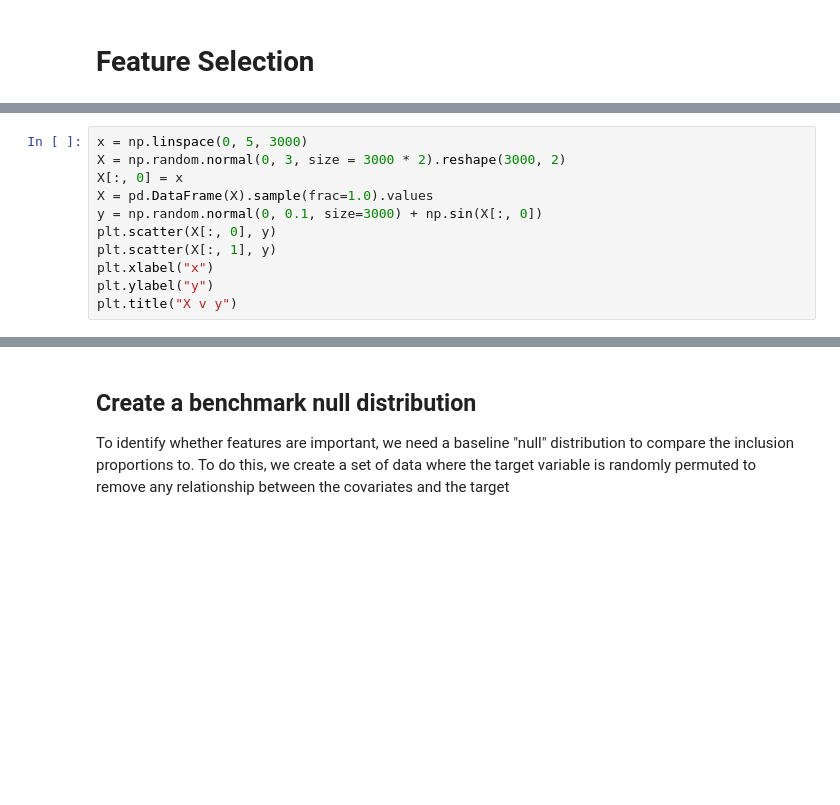
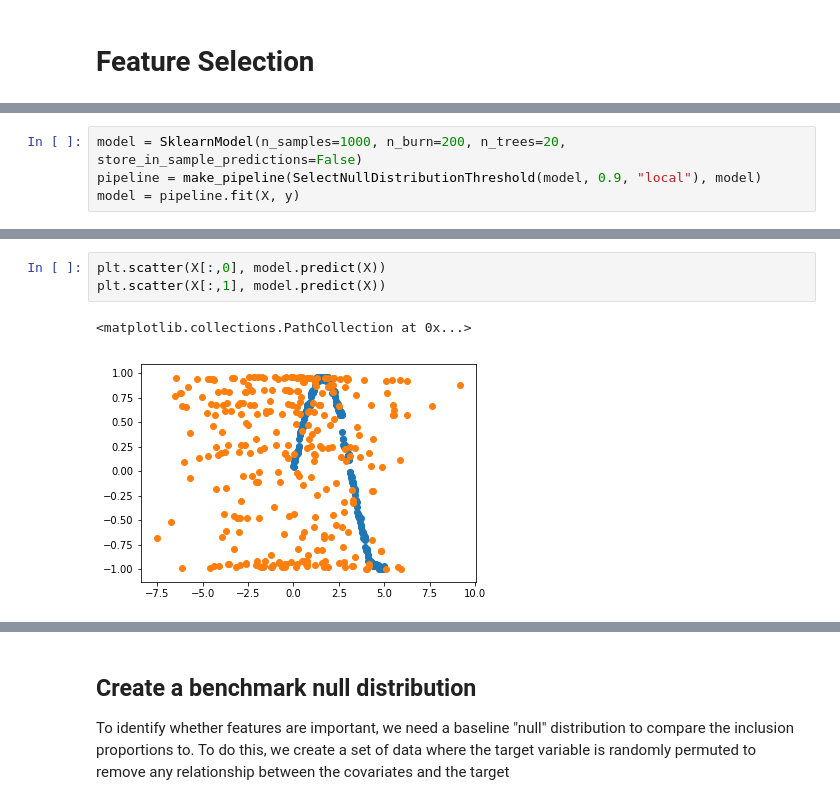
Before and after one commit to JakeColtman/bartpy, a Jupyter notebook: examples/Feature Selection.ipynb, the cells around one changed output, grey strips where cells are left out. Cells and saved outputs as stored; diff of their text form; blank space fills up the shorter version.

```diff
--- a/examples/Feature Selection.ipynb
+++ b/examples/Feature Selection.ipynb
@@ -23,11 +48,0 @@ model = SklearnModel(n_samples=1000, n_burn=50, n_trees=50, store_in_sample_pred
-# %%
-x = np.linspace(0, 5, 3000)
-X = np.random.normal(0, 3, size = 3000 * 2).reshape(3000, 2)
-X[:, 0] = x
-X = pd.DataFrame(X).sample(frac=1.0).values
-y = np.random.normal(0, 0.1, size=3000) + np.sin(X[:, 0])
-plt.scatter(X[:, 0], y)
-plt.scatter(X[:, 1], y)
-plt.xlabel("x")
-plt.ylabel("y")
-plt.title("X v y")
@@ -36,0 +61,4 @@ Text(0.5,1,'X v y')
+# %%
+model = SklearnModel(n_samples=1000, n_burn=200, n_trees=20, store_in_sample_predictions=False)
+pipeline = make_pipeline(SelectNullDistributionThreshold(model, 0.9, "local"), model)
+model = pipeline.fit(X, y)
@@ -36,0 +73,6 @@ Text(0.5,1,'X v y')
+# %%
+plt.scatter(X[:,0], model.predict(X))
+plt.scatter(X[:,1], model.predict(X))
+# %% [output]
+<matplotlib.collections.PathCollection at 0x...>
+[figure, added]
```
Also changed, not shown: parts of 11 cells of this notebook, 1 other file.
